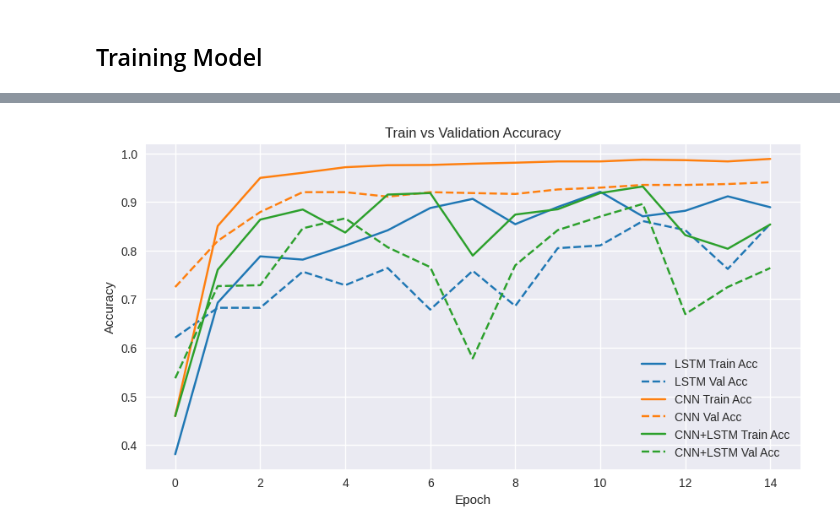
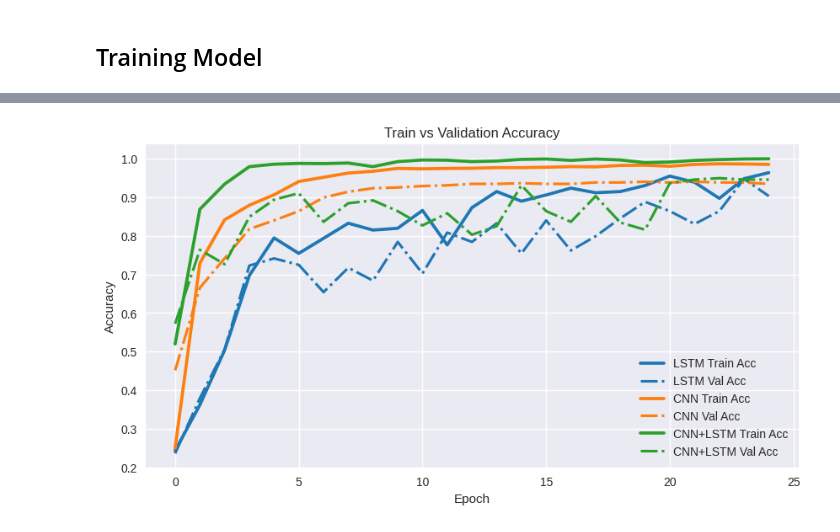
Before and after one commit to JuNYoUnGPaark/ML_2_Class, a Jupyter notebook: MHEALTH/MHEALTH_base.ipynb, the cells around one changed output, grey strips where cells are left out. Drawn from its saved outputs; the diff is of its cells as text; code cells hidden in the pictures.

```diff
--- a/MHEALTH/MHEALTH_base.ipynb
+++ b/MHEALTH/MHEALTH_base.ipynb
@@ -413,13 +446,23 @@ models = {
     "CNN": CNNClassifier(input_dim, num_classes=num_classes).to(device),
     "CNN+LSTM": CNNLSTMClassifier(input_dim, num_classes=num_classes).to(device),
 }
+# %%
+# train_dataset 기준 라벨 분포 확인
+labels = train_dataset.tensors[1].numpy()
+classes, counts = np.unique(labels, return_counts=True)
+
+# 가중치 = 전체 샘플 수 / (클래스 개수 * 해당 클래스 샘플 수)
+weights = (counts.sum() / (len(classes) * counts)).astype(np.float32)
+
+# torch Tensor로 변환
+class_weights = torch.tensor(weights, dtype=torch.float32).to(device)
 # %% [markdown]
 ## Training Model
 # %%
 import torch.optim as optim
 
-def train(model, train_loader, val_loader, epochs=15, lr=1e-3):
-    criterion = nn.CrossEntropyLoss()
+def train(model, train_loader, val_loader, epochs=15, lr=5e-4):
+    criterion = nn.CrossEntropyLoss(weight=class_weights)
     optimizer = optim.Adam(model.parameters(), lr=lr)
 
     history = {"train_loss": [], "train_acc": [], "val_loss": [], "val_acc": []}
@@ -476,6 +519,6 @@ histories = {}
 
 for name, model in models.items():
     print(f"\n===== Training {name} =====")
-    histories[name] = train(model, train_loader, val_loader, epochs=15)
+    histories[name] = train(model, train_loader, val_loader, epochs=25)
 # %% [output]
 ===== Training LSTM =====
@@ -498,26 +541,26 @@ Epoch 15: Train Loss=0.5211, Acc=0.8536 | Val Loss=1.0551, Acc=0.7639
 # %%
 import matplotlib.pyplot as plt
 
 # 색상 팔레트 (모델 이름 순서에 맞춰 자동 할당)
 colors = plt.cm.tab10.colors
 
 plt.figure(figsize=(10,5))
 
 for i, (name, hist) in enumerate(histories.items()):
     color = colors[i % len(colors)]  # 모델마다 고유 색상
     # Train Acc (실선)
-    plt.plot(hist["train_acc"], label=f"{name} Train Acc", color=color, linestyle='-')
+    plt.plot(hist["train_acc"], label=f"{name} Train Acc", color=color, linestyle='-', linewidth=2.7)
     # Val Acc (점선)
-    plt.plot(hist["val_acc"], label=f"{name} Val Acc", color=color, linestyle='--')
+    plt.plot(hist["val_acc"], label=f"{name} Val Acc", color=color, linestyle='-.', linewidth=2.25)
 
 plt.xlabel("Epoch")
 plt.ylabel("Accuracy")
 plt.title("Train vs Validation Accuracy")
 plt.legend()
 plt.grid(True)
 plt.show()
 # %% [output]
-[figure, old version]
+[figure, new version]
 # %%
 def evaluate(model, test_loader):
     model.eval()
```
Also changed, not shown: parts of 3 cells of this notebook.
